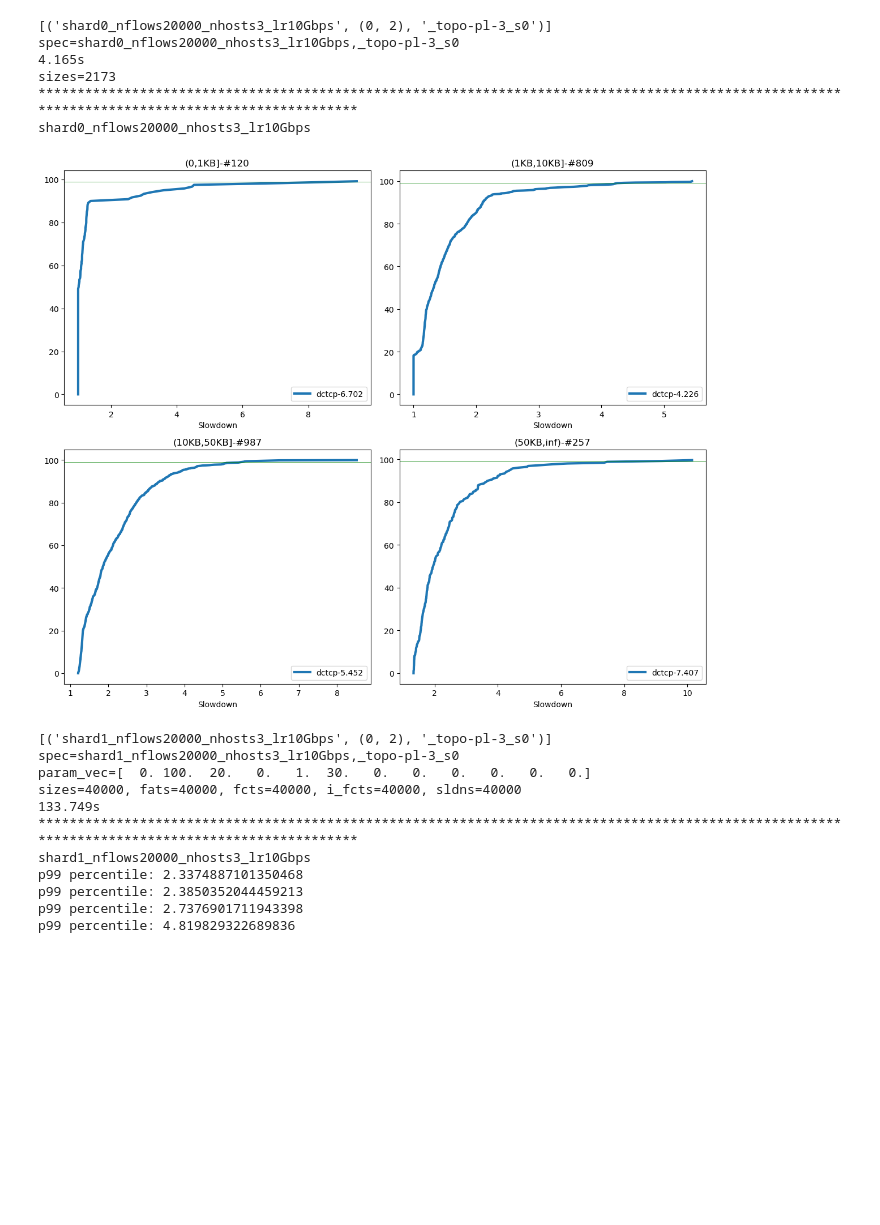
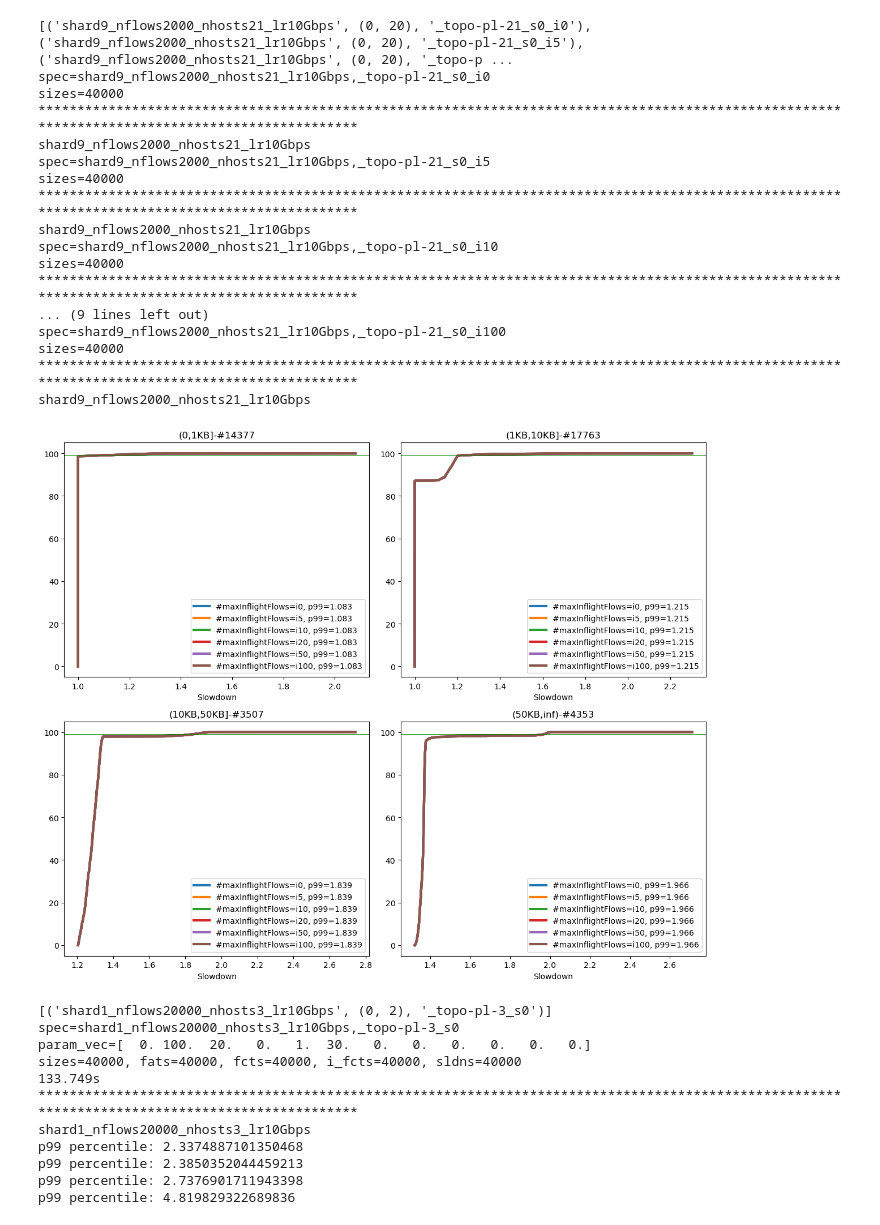
Before and after one commit to kwzhao/High-Precision-Congestion-Control, a Jupyter notebook: analysis/plt_path_check.ipynb, the cells around one changed output. Cells and saved outputs as stored; diff of their text form; code cells hidden in the pictures; blank space fills up the shorter version.

Commit message:
gen close-loop traffic

```diff
--- a/analysis/plt_path_check.ipynb
+++ b/analysis/plt_path_check.ipynb
@@ -137,9 +137,7 @@ CC_DICT = {
 CC_LIST=list(CC_DICT.keys())
 # %%
 
-# dir_input_synthetic="/data2/lichenni/path/input"
-# dir_input_synthetic="/data2/lichenni/path_perflow_test"
-dir_input_synthetic="/data2/lichenni/path_perflow_empirical"
+dir_input_synthetic="/data2/lichenni/path_perflow_busy_empirical_close"
 dir_input_str=""
 
 topo_type="_topo-pl-x_"
@@ -149,21 +147,23 @@ dir_input=dir_input_synthetic
 
 data_list=[]
 # for shard in np.arange(1):
-for shard in [1]:
-    for n_flows in [20000]:
-        for n_hosts in [3]:
+for shard in [9]:
+    for n_flows in [2000]:
+        for n_hosts in [21]:
             # for dctcp_k in [5000,9000,15000,18000,22000,27000,30000]:
             # for shard_seed in np.arange(20):
             for shard_seed in [0]:
-                topo_type_cur=topo_type.replace("-x_",f"-{n_hosts}_")+"s%d"%(shard_seed)
-                spec=f"shard{shard}_nflows{n_flows}_nhosts{n_hosts}_lr{lr}Gbps{dir_input_str}"
-                dir_input_tmp = f"{dir_input}/{spec}"
-                # stats=decode_dict(np.load(f'{dir_input_tmp}/stats.npy', allow_pickle=True,encoding="bytes").item())
-                stats=np.load(f'{dir_input_tmp}/stats.npy', allow_pickle=True).item()
-                # print(f"stats={stats}")
-                n_flows_total=stats["n_flows"]
-                if enable_longest_foreground_traffic:
-                    data_list.append((spec,(0,n_hosts-1),topo_type_cur))
+                for max_inflight_flows in [0, 5, 10, 20, 50, 100]:
+                    topo_type_cur=topo_type.replace("-x_",f"-{n_hosts}_")+"s%d_i%d"%(shard_seed,max_inflight_flows)
+                    spec=f"shard{shard}_nflows{n_flows}_nhosts{n_hosts}_lr{lr}Gbps{dir_input_str}"
+                    dir_input_tmp = f"{dir_input}/{spec}"
+                    # stats=decode_dict(np.load(f'{dir_input_tmp}/stats.npy', allow_pickle=True,encoding="bytes").item())
+                    # stats=np.load(f'{dir_input_tmp}/stats.npy', allow_pickle=True).item()
+                    # print(f"stats={stats}")
+                    # n_flows_total=stats["n_flows"]
+                    fid = np.load(f"{dir_input}/{spec}/fid{topo_type_cur}.npy")
+                    if len(fid)==len(set(fid))==(n_hosts-1)*n_flows and np.all(fid[:-1] <= fid[1:]):
+                        data_list.append((spec,(0,n_hosts-1),topo_type_cur))
 
 print(data_list)
 # [FINAL]: NS3 vs MaxMinFair
@@ -174,6 +174,7 @@ for spec_idx,(spec,src_dst_pair_target,topo_type) in enumerate(data_list):
     print(f"spec={spec},{topo_type}")
     dir_input_tmp = f"{dir_input}/{spec}"
 
+    max_inflight_flows=topo_type.split("_")[-1]
     tmp = spec.split("_")
     n_hosts=int(tmp[2][6:])
     BDP=10*MTU
@@ -190,49 +191,51 @@ for spec_idx,(spec,src_dst_pair_target,topo_type) in enumerate(data_list):
     fcts = np.load(f'{dir_input_tmp}/fct{topo_type}.npy')
     i_fcts = np.load(f'{dir_input_tmp}/fct_i{topo_type}.npy')
     sldns = np.divide(fcts, i_fcts)
 
-    flow_idx_target=np.logical_and(flow_src_dst[:,0]==src_dst_pair_target[0], flow_src_dst[:,1]==src_dst_pair_target[1])
-
-    deq_time_max=np.round(np.max(fats+fcts)/UNIT_G,3)
-    print(f"{deq_time_max}s")
-
-    sizes=sizes[flow_idx_target]
-    sldns=sldns[flow_idx_target]
-    fcts=fcts[flow_idx_target]
-    i_fcts=i_fcts[flow_idx_target]
     print(f"sizes={len(sizes)}")
 
     bins = np.digitize(sizes, [MTU, BDP, 5 * BDP])
 
     print("************************************************************************************************************************************************")
     print(f'{spec}')
     for i in range(len(labels)):
         gt = np.extract(bins==i, sldns)
         # print(f"p99 percentile: {np.percentile(gt,99)}")
         # sample_list=sorted(np.random.choice(np.arange(len(gt)),np.min([len(gt),100000]),replace=False))
         sample_list=np.arange(len(gt))
         plt.subplot(2, 2, i + 1)
         plt.title(f"{labels[i]}-#{len(gt)}")
         if(len(gt)==0): continue
         # plt.xlim([0, 16])
         p99=np.round(np.percentile(gt,99),3)
-        plt.plot(np.sort(gt)[sample_list], (np.arange(len(gt))/len(gt)*100)[sample_list], label=f"{CC_LIST[spec_idx]}-{p99}", linewidth=3)
+        plt.plot(np.sort(gt)[sample_list], (np.arange(len(gt))/len(gt)*100)[sample_list], label=f"#maxInflightFlows={max_inflight_flows}, p99={p99}", linewidth=3)
 
         plt.axhline(99, color='green', linewidth=0.5)
         # plt.xscale('log')
         plt.xlabel('Slowdown')
         plt.legend(loc='lower right')
         # plt.ylim([80, 100])
     plt.tight_layout()
 fig_index+=1
 # %% [output]
-[('shard0_nflows20000_nhosts3_lr10Gbps', (0, 2), '_topo-pl-3_s0')]
-spec=shard0_nflows20000_nhosts3_lr10Gbps,_topo-pl-3_s0
-4.165s
-sizes=2173
+[('shard9_nflows2000_nhosts21_lr10Gbps', (0, 20), '_topo-pl-21_s0_i0'), ('shard9_nflows2000_nhosts21_lr10Gbps', (0, 20), '_topo-pl-21_s0_i5'), ('shard9_nflows2000_nhosts21_lr10Gbps', (0, 20), '_topo-p ...
+spec=shard9_nflows2000_nhosts21_lr10Gbps,_topo-pl-21_s0_i0
+sizes=40000
 ************************************************************************************************************************************************
-shard0_nflows20000_nhosts3_lr10Gbps
+shard9_nflows2000_nhosts21_lr10Gbps
+spec=shard9_nflows2000_nhosts21_lr10Gbps,_topo-pl-21_s0_i5
+sizes=40000
+************************************************************************************************************************************************
+shard9_nflows2000_nhosts21_lr10Gbps
+spec=shard9_nflows2000_nhosts21_lr10Gbps,_topo-pl-21_s0_i10
+sizes=40000
+************************************************************************************************************************************************
+... (9 lines left out)
+spec=shard9_nflows2000_nhosts21_lr10Gbps,_topo-pl-21_s0_i100
+sizes=40000
+************************************************************************************************************************************************
+shard9_nflows2000_nhosts21_lr10Gbps
-[figure, old version]
+[figure, new version]
 # %%
 DELAY_PROPAGATION_BASE = 1000  # 1us
 LINK_TO_DELAY_DICT={
```
Also changed, not shown: 5 other files.
